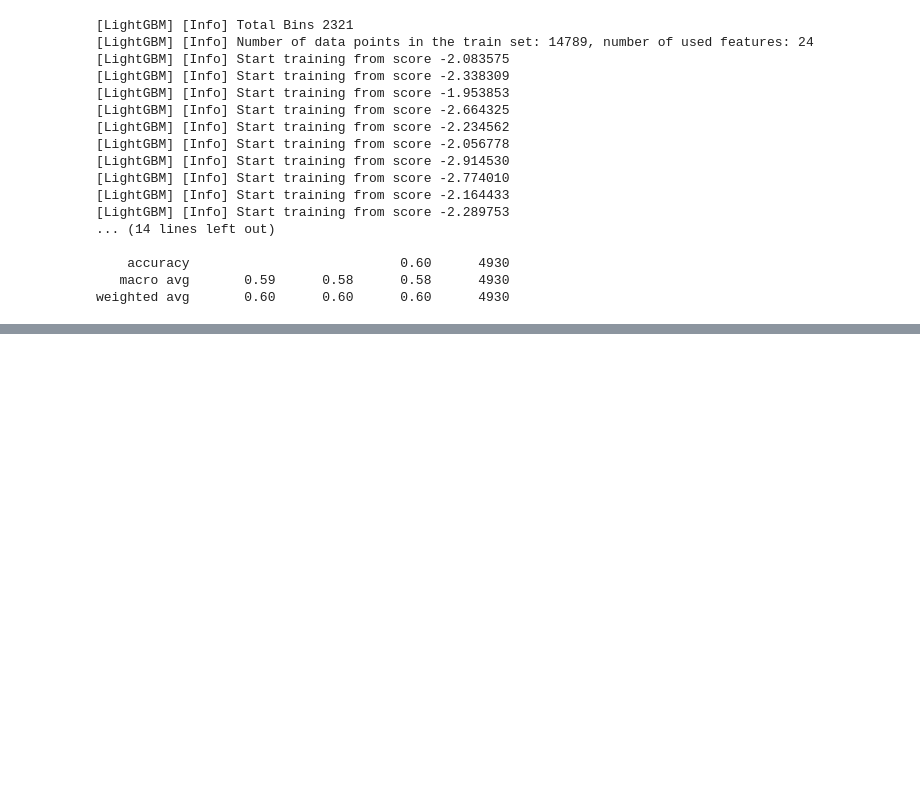
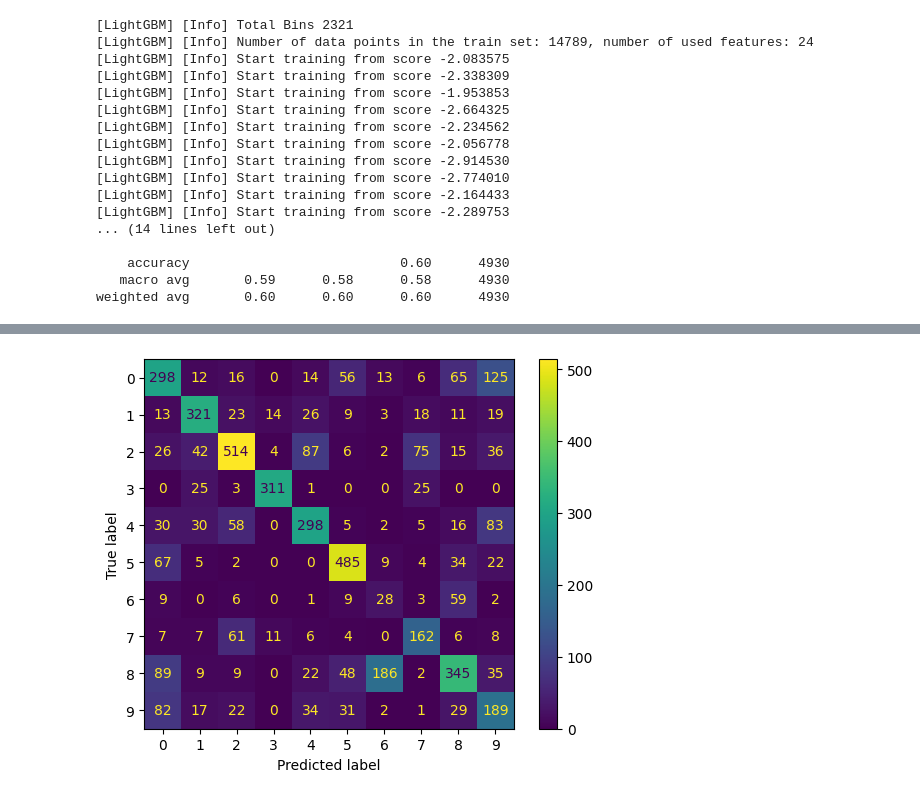
Before and after one commit to Anna-Shatalova/Rock-n-Code, a Jupyter notebook: 2024_LET'S_ROCK_N_CODE.ipynb, the cells around one changed output, grey strips where cells are left out. Drawn from its saved outputs; the diff is of its cells as text; code cells hidden in the pictures; blank space fills up the shorter version.

```diff
--- a/2024_LET'S_ROCK_N_CODE.ipynb
+++ b/2024_LET'S_ROCK_N_CODE.ipynb
@@ -1749,0 +1787,7 @@ weighted avg       0.60      0.60      0.60      4930
+# %%
+cm = confusion_matrix(CB_model.predict(X_test), y_test)
+disp = plot_confusion_matrix(cm)
+disp.plot()
+plt.show()
+# %% [output]
+[figure, added]
```
Also changed, not shown: parts of 3 cells of this notebook.
